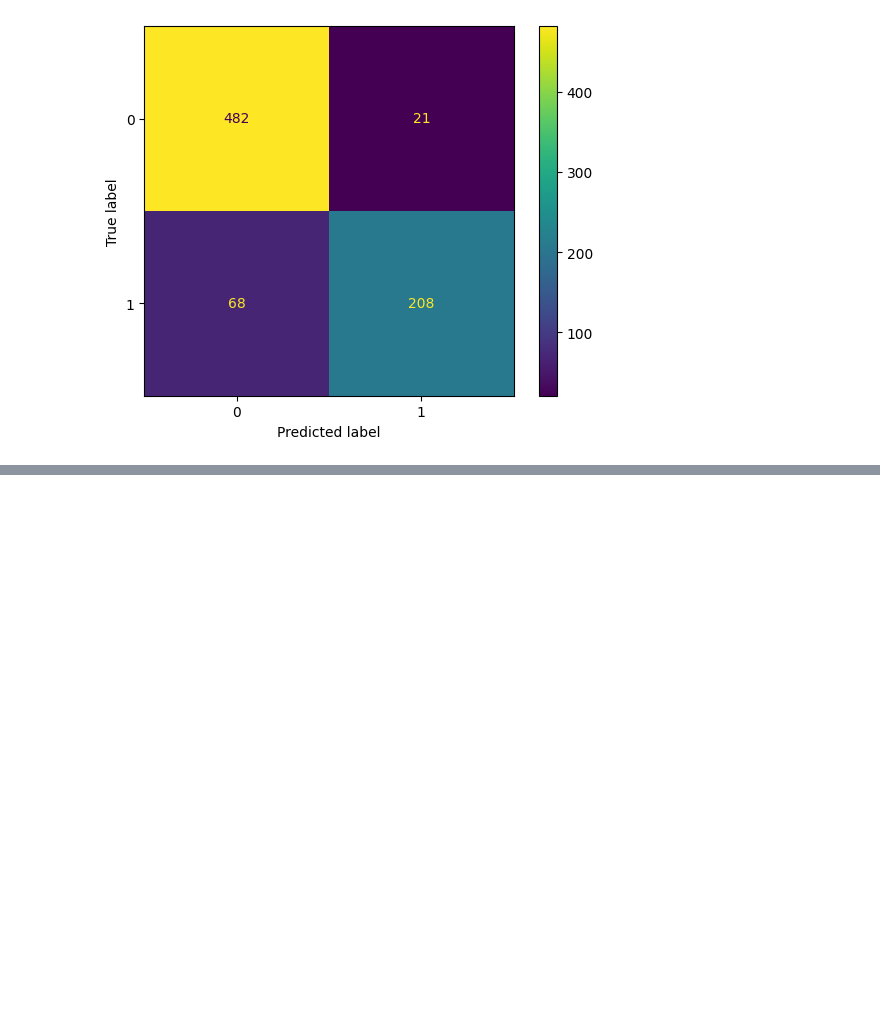
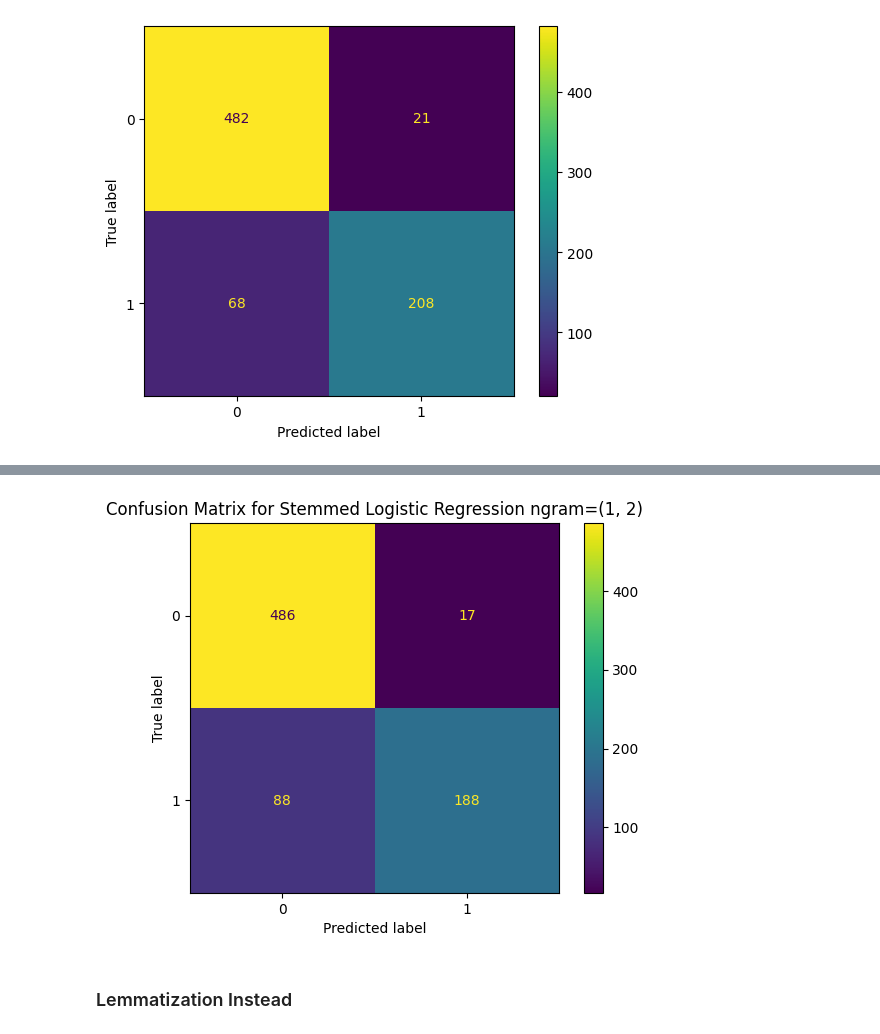
Before and after one commit to ryslipe/british_airlines, a Jupyter notebook: notebooks/04_logistic_regression_model.ipynb, the cells around one changed output, grey strips where cells are left out. Drawn from its saved outputs; the diff is of its cells as text; code cells hidden in the pictures; blank space fills up the shorter version.

```diff
--- a/notebooks/04_logistic_regression_model.ipynb
+++ b/notebooks/04_logistic_regression_model.ipynb
@@ -81,0 +130,3 @@ ConfusionMatrixDisplay.from_estimator(log_reg, X_test_vec, y_test)
+# %%
+stemmed = df.copy()
+stemmed['stem'] = stem_reviews(stemmed['cleaned'])
@@ -81,0 +142,23 @@ ConfusionMatrixDisplay.from_estimator(log_reg, X_test_vec, y_test)
+# %%
+# split the data
+X = stemmed['stem']
+y = stemmed['recommended']
+
+# split this data for modeling
+X_train, X_test, y_train, y_test = train_test_split(X, y, test_size=0.2, random_state=42)
+# %%
+# tfidf vectorizer
+tfidf_stem = TfidfVectorizer(ngram_range=(1, 2), stop_words='english')
+
+# fit transform X_train, transform X_test
+X_train_stem = tfidf_stem.fit_transform(X_train)
+X_test_stem = tfidf_stem.transform(X_test)
+# %%
+# logistic regression model
+log_stem = LogisticRegression(C=0.5, penalty='l2', max_iter=1000)
+
+# fit
+log_stem.fit(X_train_stem, y_train)
+
+# predictions
+stem_pred = log_stem.predict(X_test_stem)
@@ -81,0 +177,10 @@ ConfusionMatrixDisplay.from_estimator(log_reg, X_test_vec, y_test)
+# %%
+# display
+import matplotlib.pyplot as plt
+ConfusionMatrixDisplay.from_estimator(log_stem, X_test_stem, y_test)
+plt.title('Confusion Matrix for Stemmed Logistic Regression ngram=(1, 2)')
+plt.show()
+# %% [output]
+[figure, added]
+# %% [markdown]
+### Lemmatization Instead
```
Also changed, not shown: parts of 11 cells of this notebook.
